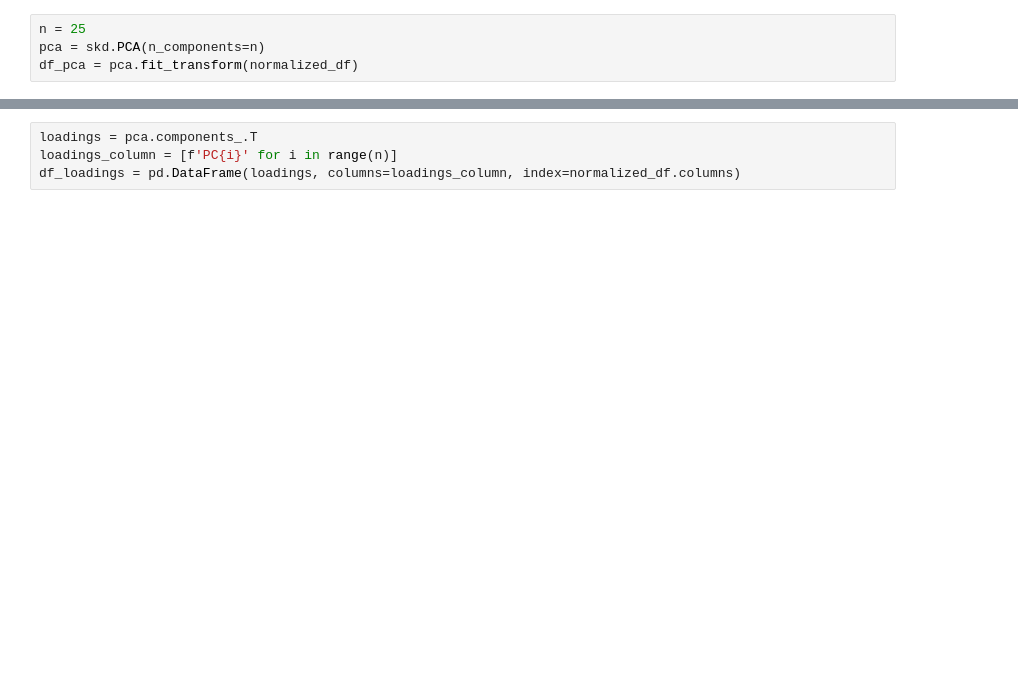
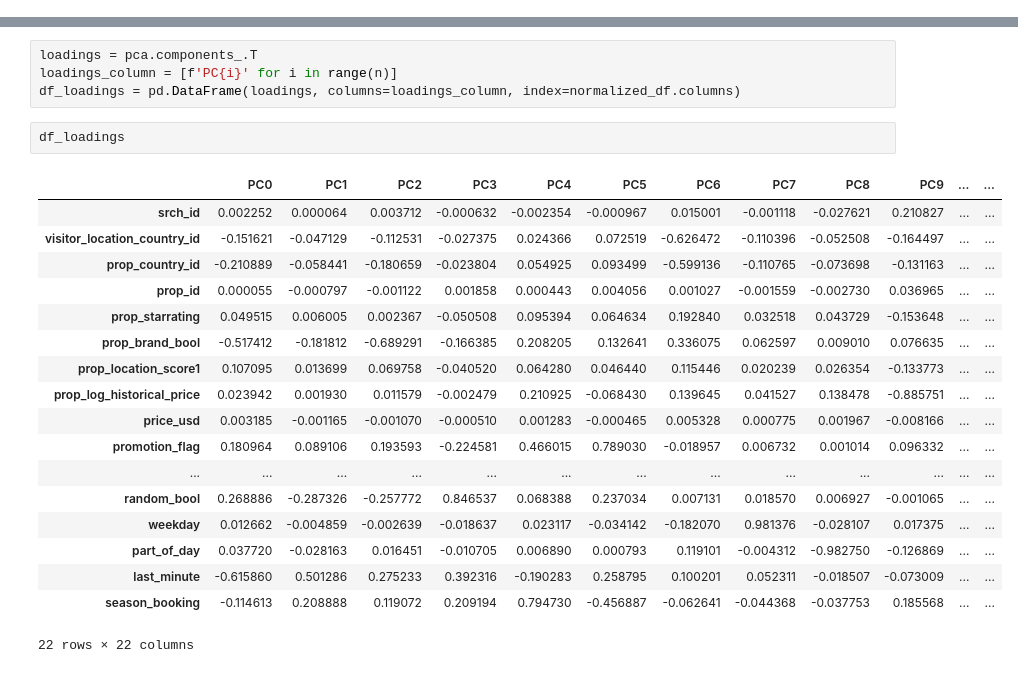
Before and after one commit to Revess/DMT2023_ass2, a Jupyter notebook: PCA.ipynb, the cells around one changed output, grey strips where cells are left out. Drawn from its saved outputs; the diff is of its cells as text; blank space fills up the shorter version.

```diff
--- a/PCA.ipynb
+++ b/PCA.ipynb
@@ -25,6 +41,2 @@ len(corr_matrix)
 # %%
 normalized_df=(df-df.min())/(df.max()-df.min())
-# %%
-n = 25
-pca = skd.PCA(n_components=n)
-df_pca = pca.fit_transform(normalized_df)
@@ -37,6 +63,27 @@ plt.show()
 loadings = pca.components_.T
 loadings_column = [f'PC{i}' for i in range(n)]
 df_loadings = pd.DataFrame(loadings, columns=loadings_column, index=normalized_df.columns)
+# %%
+df_loadings
+# %% [output]
+|  | PC0 | PC1 | PC2 | PC3 | PC4 | PC5 | PC6 | PC7 | PC8 | PC9 | ... | ... |
+| srch_id | 0.002252 | 0.000064 | 0.003712 | -0.000632 | -0.002354 | -0.000967 | 0.015001 | -0.001118 | -0.027621 | 0.210827 | ... | ... |
+| visitor_location_country_id | -0.151621 | -0.047129 | -0.112531 | -0.027375 | 0.024366 | 0.072519 | -0.626472 | -0.110396 | -0.052508 | -0.164497 | ... | ... |
+| prop_country_id | -0.210889 | -0.058441 | -0.180659 | -0.023804 | 0.054925 | 0.093499 | -0.599136 | -0.110765 | -0.073698 | -0.131163 | ... | ... |
+| prop_id | 0.000055 | -0.000797 | -0.001122 | 0.001858 | 0.000443 | 0.004056 | 0.001027 | -0.001559 | -0.002730 | 0.036965 | ... | ... |
+| prop_starrating | 0.049515 | 0.006005 | 0.002367 | -0.050508 | 0.095394 | 0.064634 | 0.192840 | 0.032518 | 0.043729 | -0.153648 | ... | ... |
+| prop_brand_bool | -0.517412 | -0.181812 | -0.689291 | -0.166385 | 0.208205 | 0.132641 | 0.336075 | 0.062597 | 0.009010 | 0.076635 | ... | ... |
+| prop_location_score1 | 0.107095 | 0.013699 | 0.069758 | -0.040520 | 0.064280 | 0.046440 | 0.115446 | 0.020239 | 0.026354 | -0.133773 | ... | ... |
+| prop_log_historical_price | 0.023942 | 0.001930 | 0.011579 | -0.002479 | 0.210925 | -0.068430 | 0.139645 | 0.041527 | 0.138478 | -0.885751 | ... | ... |
+| price_usd | 0.003185 | -0.001165 | -0.001070 | -0.000510 | 0.001283 | -0.000465 | 0.005328 | 0.000775 | 0.001967 | -0.008166 | ... | ... |
+| promotion_flag | 0.180964 | 0.089106 | 0.193593 | -0.224581 | 0.466015 | 0.789030 | -0.018957 | 0.006732 | 0.001014 | 0.096332 | ... | ... |
+| ... | ... | ... | ... | ... | ... | ... | ... | ... | ... | ... | ... | ... |
+| random_bool | 0.268886 | -0.287326 | -0.257772 | 0.846537 | 0.068388 | 0.237034 | 0.007131 | 0.018570 | 0.006927 | -0.001065 | ... | ... |
+| weekday | 0.012662 | -0.004859 | -0.002639 | -0.018637 | 0.023117 | -0.034142 | -0.182070 | 0.981376 | -0.028107 | 0.017375 | ... | ... |
+| part_of_day | 0.037720 | -0.028163 | 0.016451 | -0.010705 | 0.006890 | 0.000793 | 0.119101 | -0.004312 | -0.982750 | -0.126869 | ... | ... |
+| last_minute | -0.615860 | 0.501286 | 0.275233 | 0.392316 | -0.190283 | 0.258795 | 0.100201 | 0.052311 | -0.018507 | -0.073009 | ... | ... |
+| season_booking | -0.114613 | 0.208888 | 0.119072 | 0.209194 | 0.794730 | -0.456887 | -0.062641 | -0.044368 | -0.037753 | 0.185568 | ... | ... |
+22 rows × 22 columns
 # %%
 plt.figure(figsize=(50,20))
 
```
Also changed, not shown: parts of 12 cells of this notebook, 1 other file.
